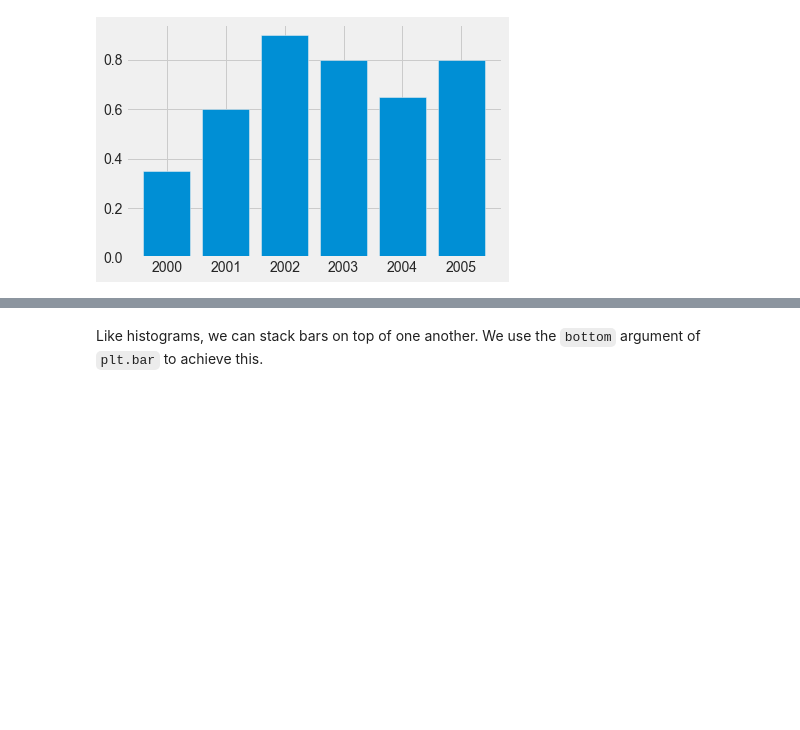
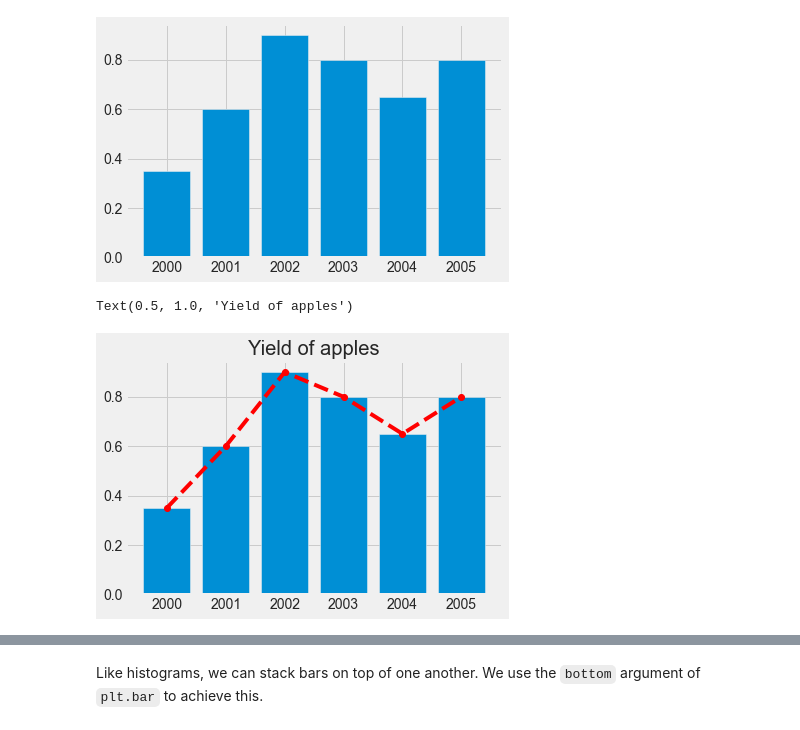
Before and after one commit to dajebbar/Jovian_Data_Analysis_with_python, a Jupyter notebook: Lesson_5_viz_with_matplotlib_and_seaborn/data-viz.ipynb, the cells around one changed output, grey strips where cells are left out. Drawn from its saved outputs; the diff is of its cells as text; code cells hidden in the pictures; blank space fills up the shorter version.

```diff
--- a/Lesson_5_viz_with_matplotlib_and_seaborn/data-viz.ipynb
+++ b/Lesson_5_viz_with_matplotlib_and_seaborn/data-viz.ipynb
@@ -362,3 +362,10 @@ plt.bar(years,apples)
 # %% [output]
 <BarContainer object of 6 artists>
 [figure]
+# %%
+plt.bar(years,apples, label='apples')
+plt.plot(years,apples, 'o--r')
+plt.title('Yield of apples')
+# %% [output]
+Text(0.5, 1.0, 'Yield of apples')
+[figure, added]
```
Also changed, not shown: parts of 7 cells of this notebook.
